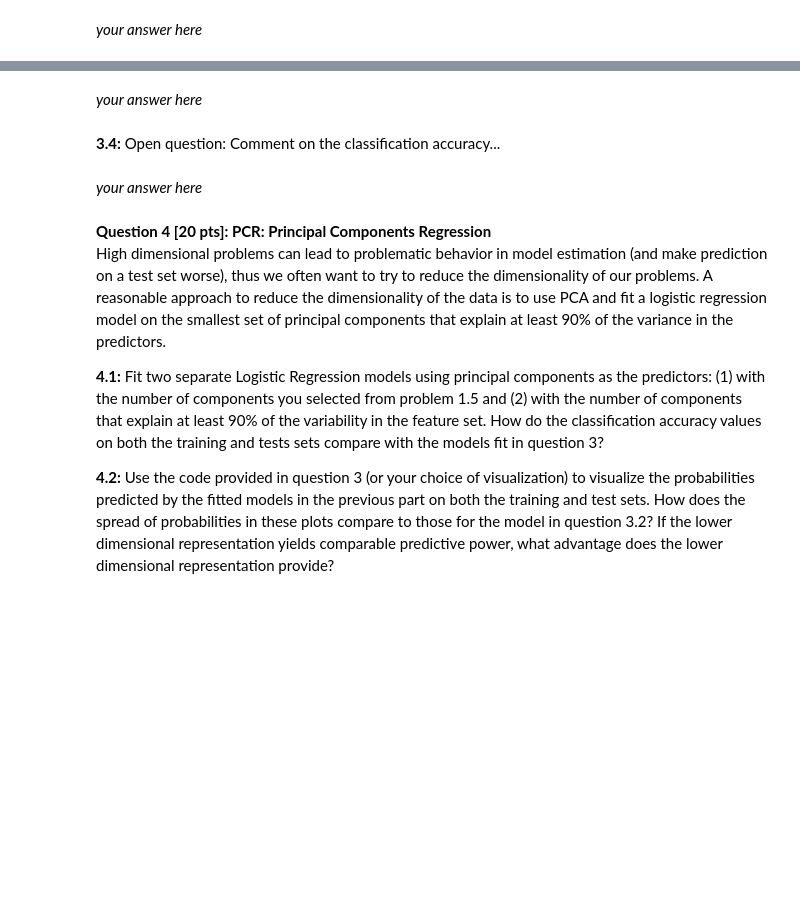
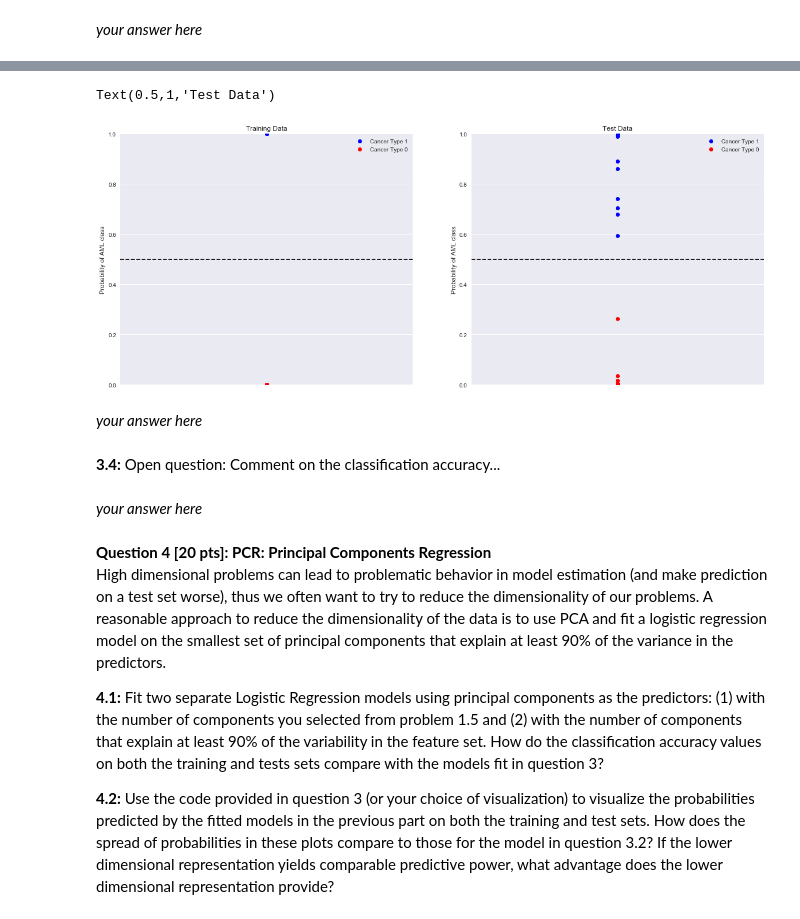
Before and after one commit to tmaounis/cs109a_hw5, a Jupyter notebook: cs109a_hw5_109.ipynb, the cells around one changed output, grey strips where cells are left out. Cells and saved outputs as stored; diff of their text form; code cells hidden in the pictures; blank space fills up the shorter version.

```diff
--- a/cs109a_hw5_109.ipynb
+++ b/cs109a_hw5_109.ipynb
@@ -437,3 +449,14 @@ It is much better. In fact it is perfect!
+# %%
+""" Plot classification model """
+fig, ax = plt.subplots(1,2, figsize=(20,8))
+visualize_prob(model_LR,x_train,y_train,ax[0])
+ax[0].set_title("Training Data")
+
+visualize_prob(model_LR,x_test,y_test,ax[1])
+ax[1].set_title("Test Data")
+# %% [output]
+Text(0.5,1,'Test Data')
+[figure, added]
 # %% [markdown]
 *your answer here*
 # %% [markdown]
```
Also changed, not shown: parts of 5 cells of this notebook.
